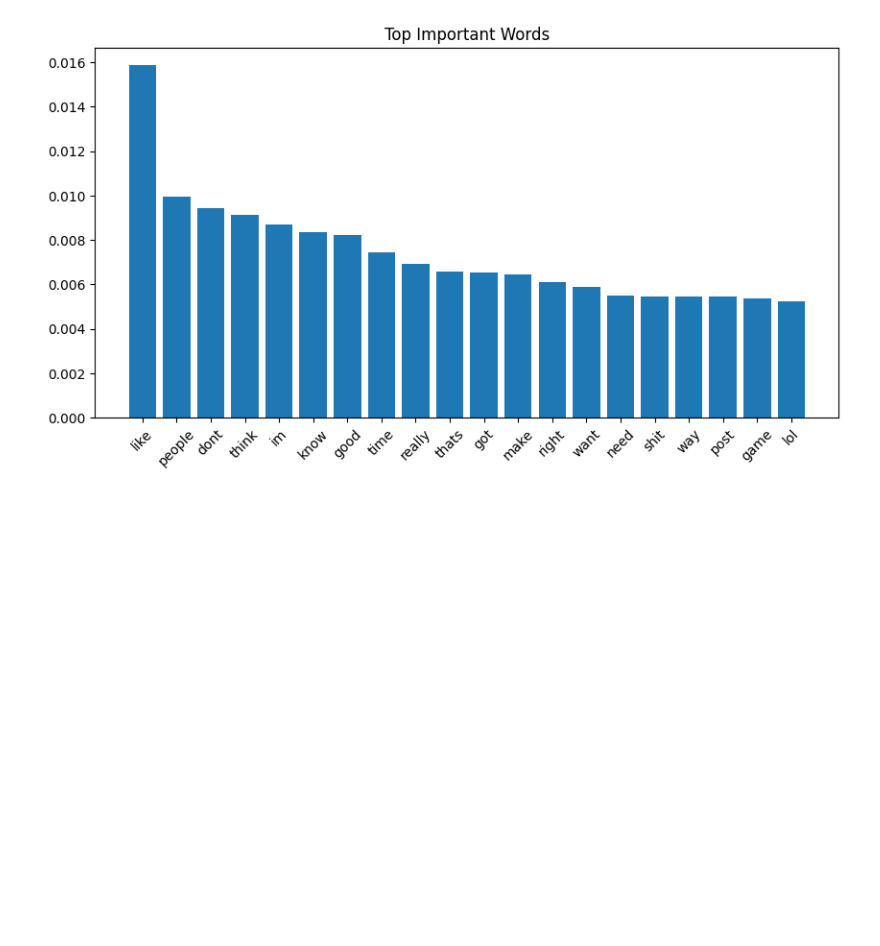
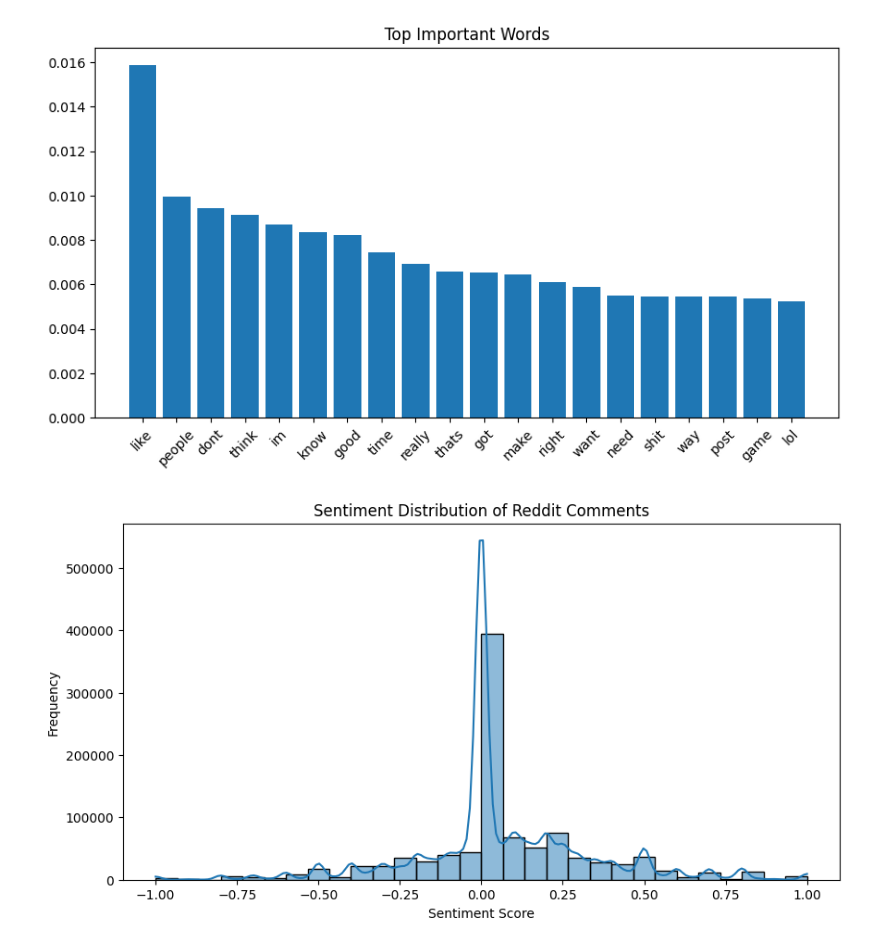
Before and after one commit to vaibhav12686/reddit-sentiment-analysis, a Jupyter notebook: TF_IDF.ipynb, the cells around one changed output. Drawn from its saved outputs; the diff is of its cells as text; code cells hidden in the pictures; blank space fills up the shorter version.

```diff
--- a/TF_IDF.ipynb
+++ b/TF_IDF.ipynb
@@ -142,3 +142,13 @@ def plot_top_words(word_freq, title):
 plot_top_words(top_tfidf_words, "Top Important Words")
 # %% [output]
 [figure]
+# %%
+#Sentiment Distribution
+plt.figure(figsize=(10,5))
+sns.histplot(data['sentiment'], bins=30, kde=True)
+plt.title("Sentiment Distribution of Reddit Comments")
+plt.xlabel("Sentiment Score")
+plt.ylabel("Frequency")
+plt.show()
+# %% [output]
+[figure, added]
```
Also changed, not shown: parts of 1 cell of this notebook.
